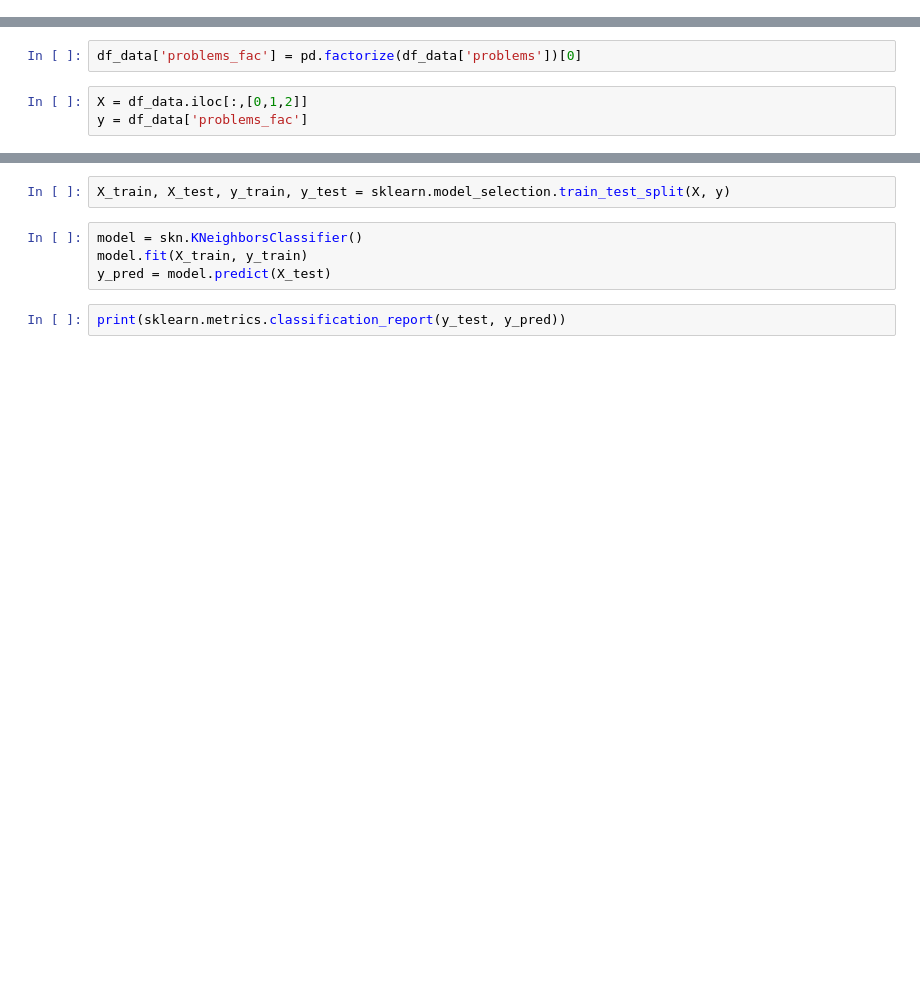
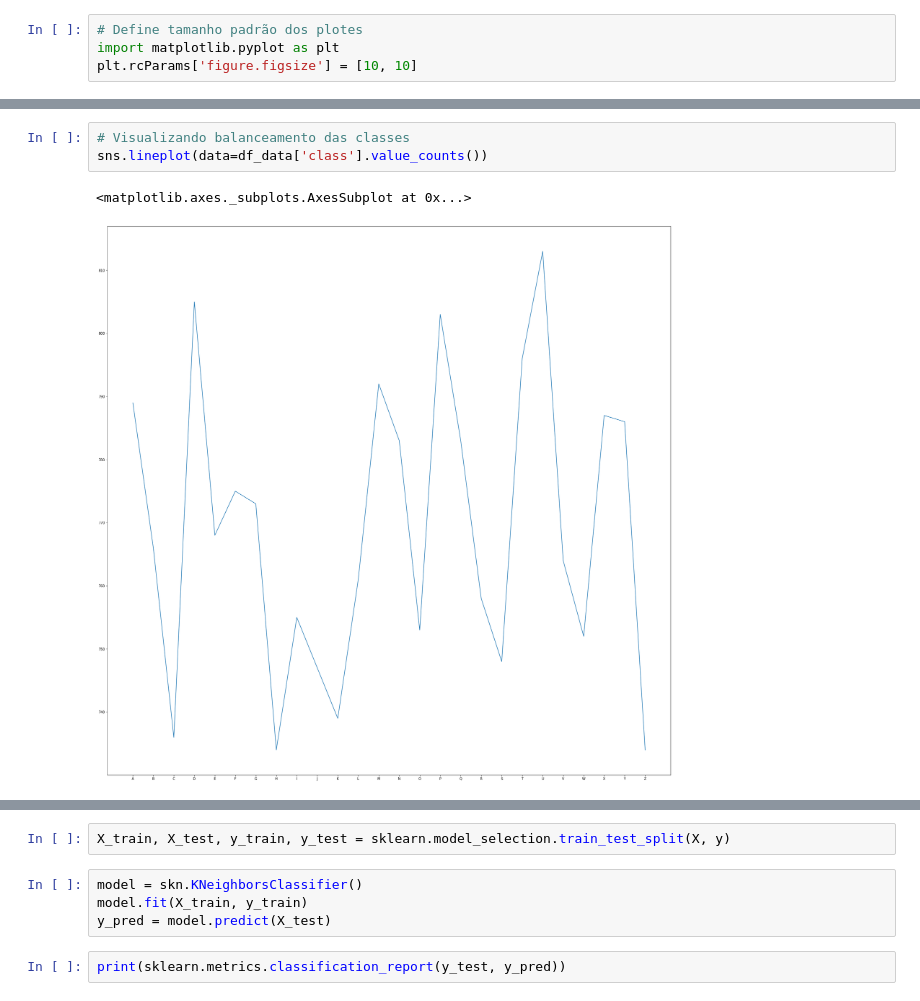
Before and after one commit to tadj8/mpd, a Jupyter notebook: knn.ipynb, the cells around one changed output, grey strips where cells are left out. Drawn from its saved outputs; the diff is of its cells as text; blank space fills up the shorter version.

```diff
--- a/knn.ipynb
+++ b/knn.ipynb
@@ -15,2 +18,6 @@ import urllib.request
+# %%
+# Define tamanho padrão dos plotes
+import matplotlib.pyplot as plt
+plt.rcParams['figure.figsize'] = [10, 10]
 # %%
 # Descomentar para rodar direto do collab
@@ -53,5 +54,6 @@ Name: problems, dtype: int64
-# %%
-df_data['problems_fac'] = pd.factorize(df_data['problems'])[0]
-# %%
-X = df_data.iloc[:,[0,1,2]]
-y = df_data['problems_fac']
+# %%
+# Visualizando balanceamento das classes
+sns.lineplot(data=df_data['class'].value_counts())
+# %% [output]
+<matplotlib.axes._subplots.AxesSubplot at 0x...>
+[figure, added]
```
Also changed, not shown: parts of 8 cells of this notebook, 2 other files.
